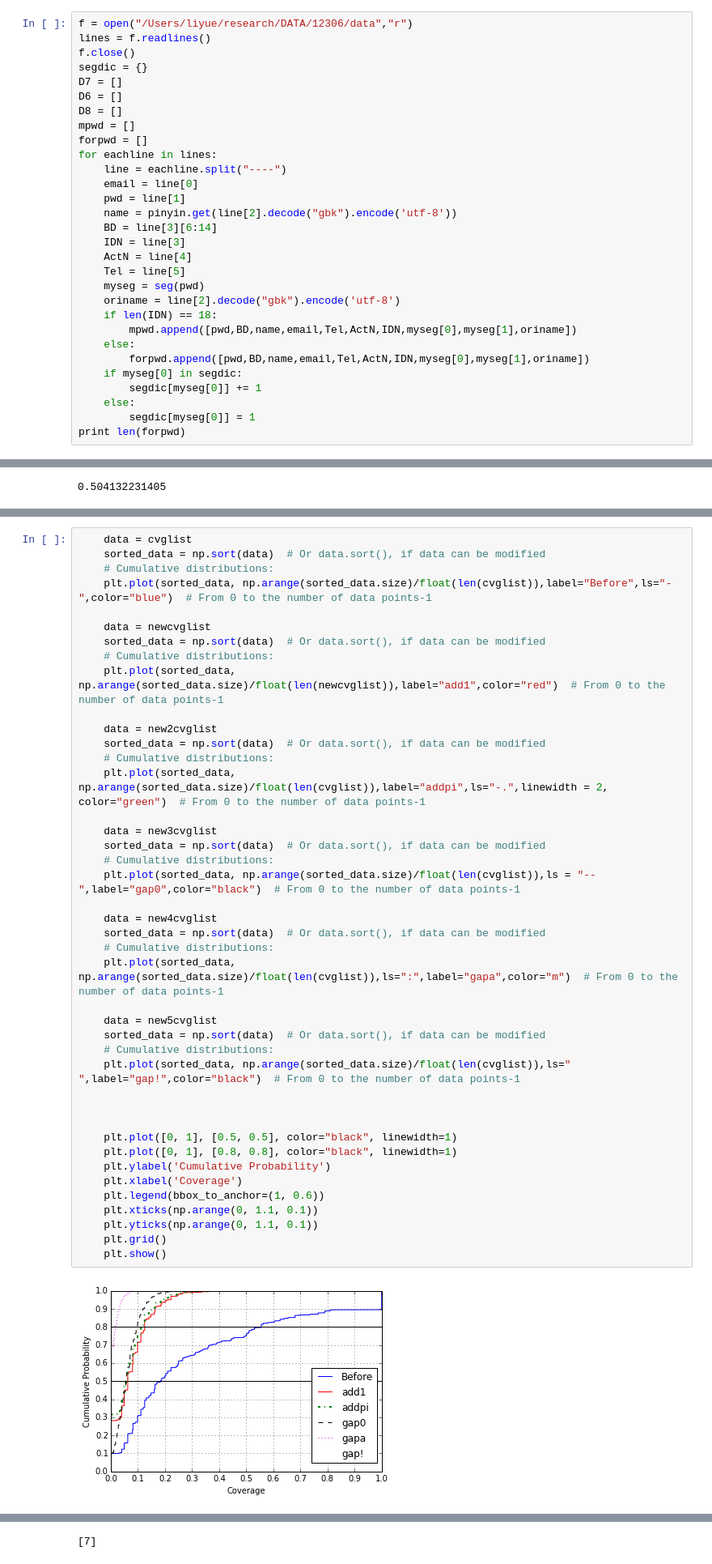
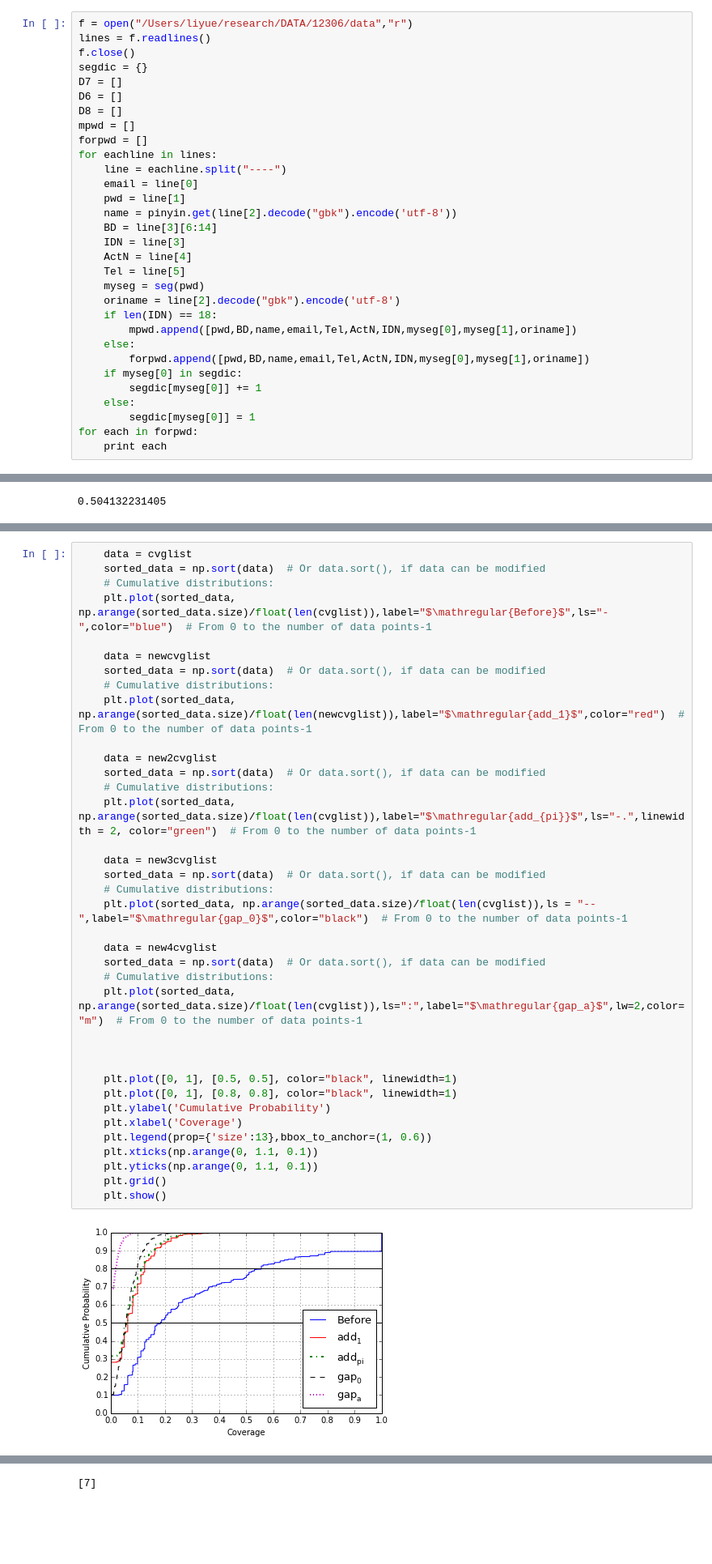
Before and after one commit to qingyuanxingsi/12306_passcracking, a Jupyter notebook: 12306_initial_process.ipynb, the cells around one changed output, grey strips where cells are left out. Shown at 81% size. Drawn from its saved outputs; the diff is of its cells as text; blank space fills up the shorter version.

```diff
--- a/12306_initial_process.ipynb
+++ b/12306_initial_process.ipynb
@@ -560,5 +560,6 @@ for eachline in lines:
         segdic[myseg[0]] += 1
     else:
         segdic[myseg[0]] = 1
-print len(forpwd)
+for each in forpwd:
+    print each
 # %% [output]
@@ -1314,46 +1331,41 @@ print sorted_d[len(new2cvglist)
     data = cvglist
     sorted_data = np.sort(data)  # Or data.sort(), if data can be modified
     # Cumulative distributions:
-    plt.plot(sorted_data, np.arange(sorted_data.size)/float(len(cvglist)),label="Before",ls="-",color="blue")  # From 0 to the number of data points-1
+    plt.plot(sorted_data, np.arange(sorted_data.size)/float(len(cvglist)),label="$\mathregular{Before}$",ls="-",color="blue")  # From 0 to the number of data points-1
 
     data = newcvglist
     sorted_data = np.sort(data)  # Or data.sort(), if data can be modified
     # Cumulative distributions:
-    plt.plot(sorted_data, np.arange(sorted_data.size)/float(len(newcvglist)),label="add1",color="red")  # From 0 to the number of data points-1
+    plt.plot(sorted_data, np.arange(sorted_data.size)/float(len(newcvglist)),label="$\mathregular{add_1}$",color="red")  # From 0 to the number of data points-1
 
     data = new2cvglist
     sorted_data = np.sort(data)  # Or data.sort(), if data can be modified
     # Cumulative distributions:
-    plt.plot(sorted_data, np.arange(sorted_data.size)/float(len(cvglist)),label="addpi",ls="-.",linewidth = 2, color="green")  # From 0 to the number of data points-1
+    plt.plot(sorted_data, np.arange(sorted_data.size)/float(len(cvglist)),label="$\mathregular{add_{pi}}$",ls="-.",linewidth = 2, color="green")  # From 0 to the number of data points-1
 
     data = new3cvglist
     sorted_data = np.sort(data)  # Or data.sort(), if data can be modified
     # Cumulative distributions:
-    plt.plot(sorted_data, np.arange(sorted_data.size)/float(len(cvglist)),ls = "--",label="gap0",color="black")  # From 0 to the number of data points-1
+    plt.plot(sorted_data, np.arange(sorted_data.size)/float(len(cvglist)),ls = "--",label="$\mathregular{gap_0}$",color="black")  # From 0 to the number of data points-1
 
     data = new4cvglist
     sorted_data = np.sort(data)  # Or data.sort(), if data can be modified
     # Cumulative distributions:
-    plt.plot(sorted_data, np.arange(sorted_data.size)/float(len(cvglist)),ls=":",label="gapa",color="m")  # From 0 to the number of data points-1
-
-    data = new5cvglist
-    sorted_data = np.sort(data)  # Or data.sort(), if data can be modified
-    # Cumulative distributions:
-    plt.plot(sorted_data, np.arange(sorted_data.size)/float(len(cvglist)),ls=" ",label="gap!",color="black")  # From 0 to the number of data points-1
+    plt.plot(sorted_data, np.arange(sorted_data.size)/float(len(cvglist)),ls=":",label="$\mathregular{gap_a}$",lw=2,color="m")  # From 0 to the number of data points-1
 
 
 
     plt.plot([0, 1], [0.5, 0.5], color="black", linewidth=1)
     plt.plot([0, 1], [0.8, 0.8], color="black", linewidth=1)
     plt.ylabel('Cumulative Probability')
     plt.xlabel('Coverage')
-    plt.legend(bbox_to_anchor=(1, 0.6))
+    plt.legend(prop={'size':13},bbox_to_anchor=(1, 0.6))
     plt.xticks(np.arange(0, 1.1, 0.1))
     plt.yticks(np.arange(0, 1.1, 0.1))
     plt.grid()
     plt.show()
 # %% [output]
-[figure, old version]
+[figure, new version]
 # %%
 fml = 0
 ml = 0
```
Also changed, not shown: parts of 1 cell of this notebook, 1 other file.
